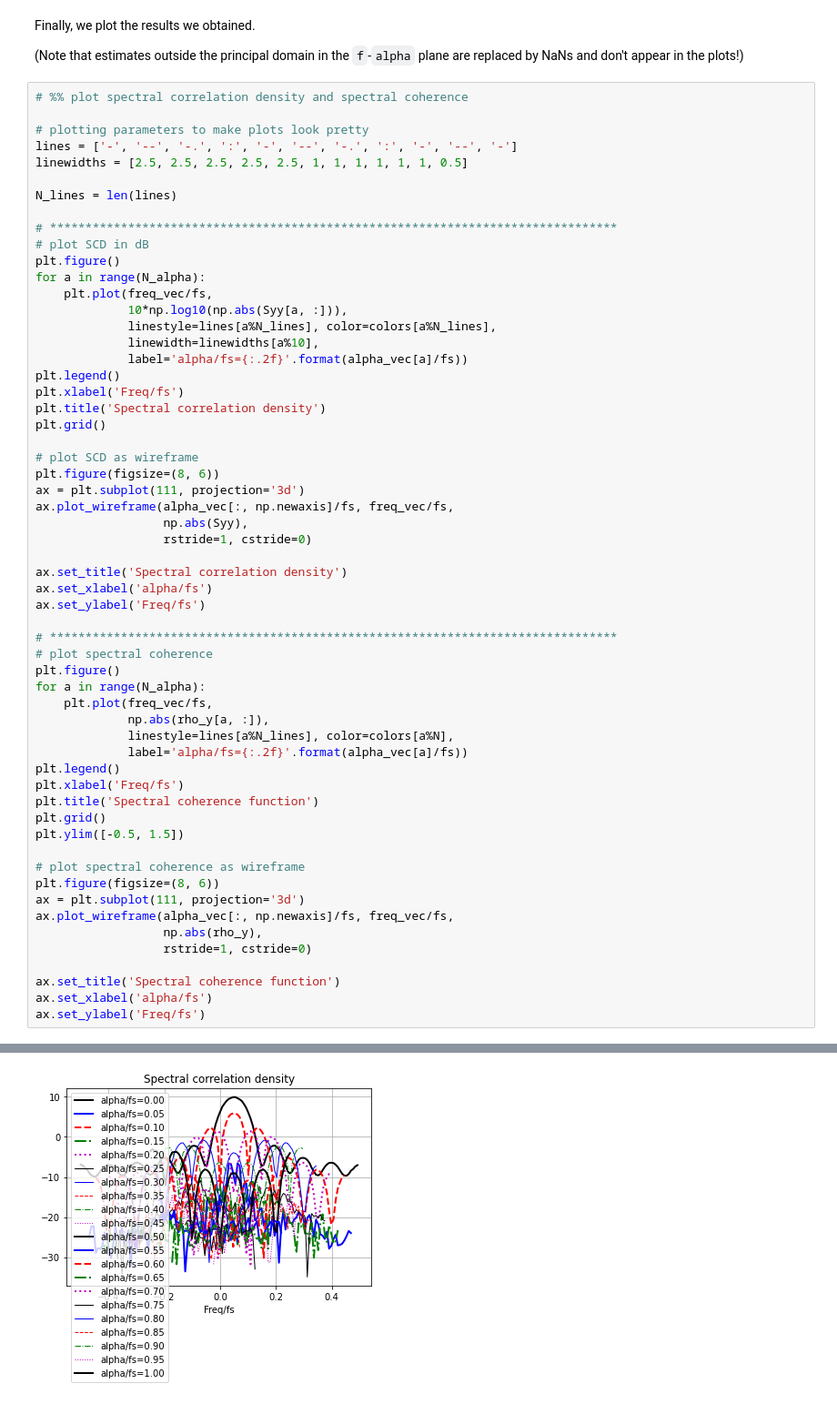
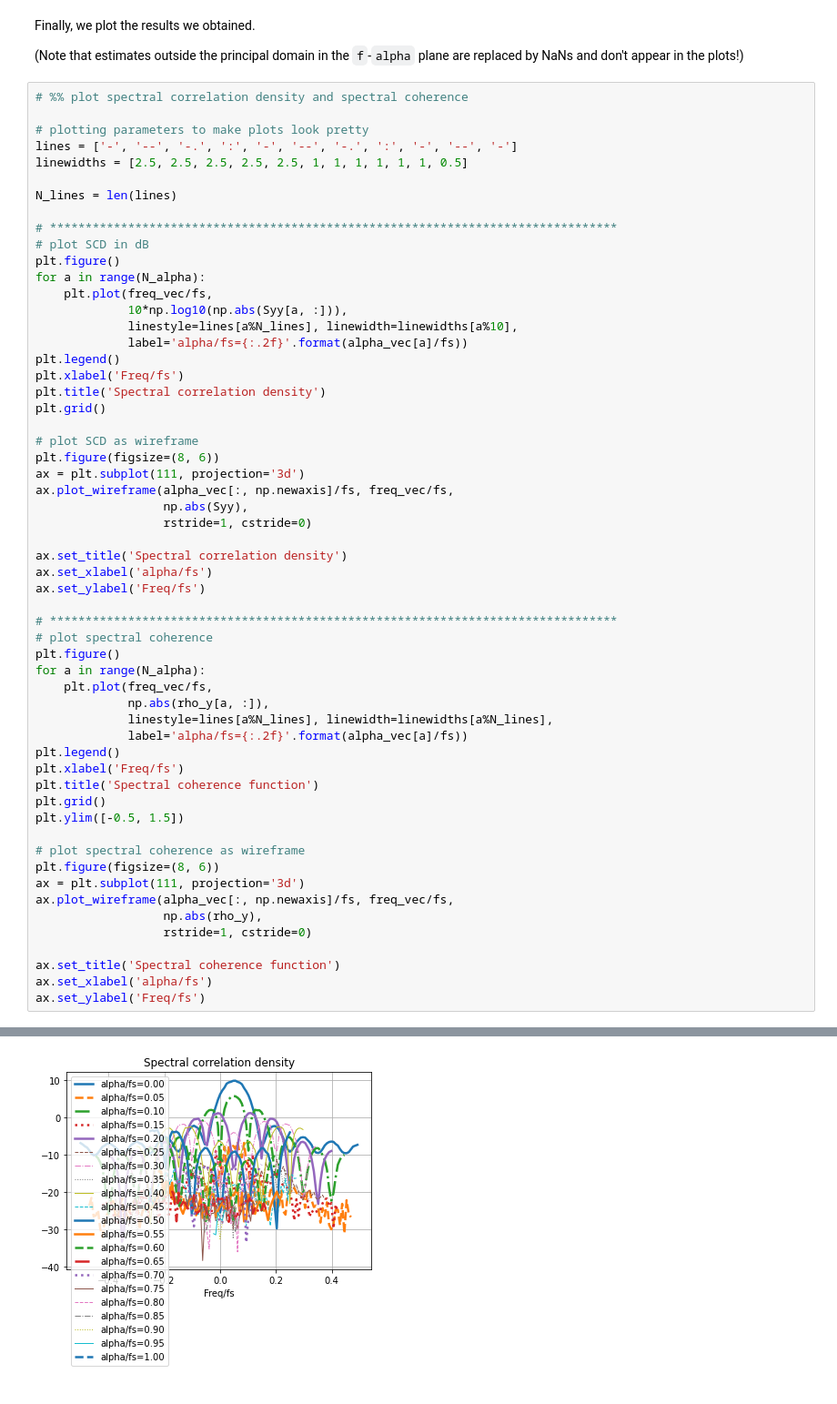
Before and after one commit to fchirono/cyclostationarity_analysis, a Jupyter notebook: cyclostationary_analysis.ipynb, the cells around one changed output, grey strips where cells are left out. Shown at 91% size. Saved outputs shown, nothing was run; the diff lists cells and outputs as text.

```diff
--- a/cyclostationary_analysis.ipynb
+++ b/cyclostationary_analysis.ipynb
@@ -258,8 +258,7 @@ plt.figure()
 for a in range(N_alpha):
     plt.plot(freq_vec/fs,
              10*np.log10(np.abs(Syy[a, :])),
-             linestyle=lines[a%N_lines], color=colors[a%N_lines],
-             linewidth=linewidths[a%10],
+             linestyle=lines[a%N_lines], linewidth=linewidths[a%10],
              label='alpha/fs={:.2f}'.format(alpha_vec[a]/fs))
 plt.legend()
 plt.xlabel('Freq/fs')
@@ -275,33 +274,33 @@ ax.plot_wireframe(alpha_vec[:, np.newaxis]/fs, freq_vec/fs,
 
 ax.set_title('Spectral correlation density')
 ax.set_xlabel('alpha/fs')
 ax.set_ylabel('Freq/fs')
 
 # ********************************************************************************
 # plot spectral coherence
 plt.figure()
 for a in range(N_alpha):
     plt.plot(freq_vec/fs,
              np.abs(rho_y[a, :]),
-             linestyle=lines[a%N_lines], color=colors[a%N],
+             linestyle=lines[a%N_lines], linewidth=linewidths[a%N_lines],
              label='alpha/fs={:.2f}'.format(alpha_vec[a]/fs))
 plt.legend()
 plt.xlabel('Freq/fs')
 plt.title('Spectral coherence function')
 plt.grid()
 plt.ylim([-0.5, 1.5])
 
 # plot spectral coherence as wireframe
 plt.figure(figsize=(8, 6))
 ax = plt.subplot(111, projection='3d')
 ax.plot_wireframe(alpha_vec[:, np.newaxis]/fs, freq_vec/fs,
                   np.abs(rho_y),
                   rstride=1, cstride=0)
 
 ax.set_title('Spectral coherence function')
 ax.set_xlabel('alpha/fs')
 ax.set_ylabel('Freq/fs')
 # %% [output]
 Text(0.5, 0.5, 'Freq/fs')
-[figure, old version]
+[figure, new version]
 [figure]
```
Also changed, not shown: parts of 1 cell of this notebook.
